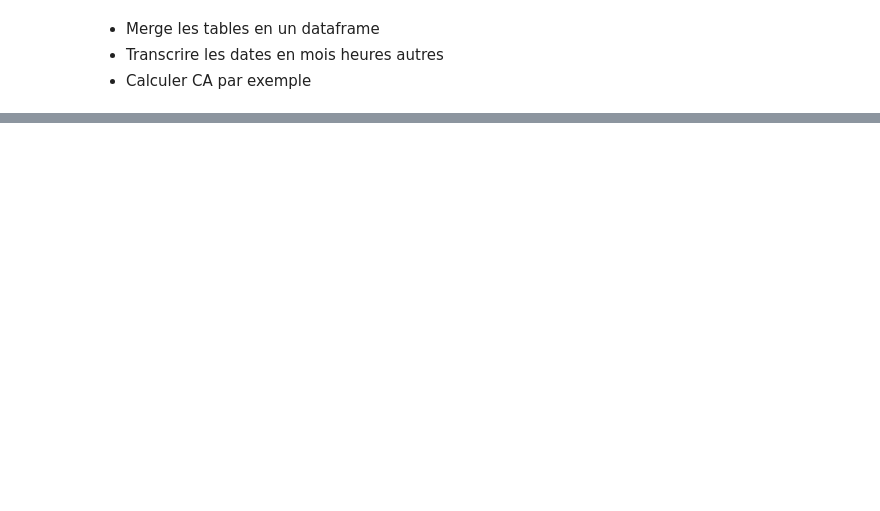
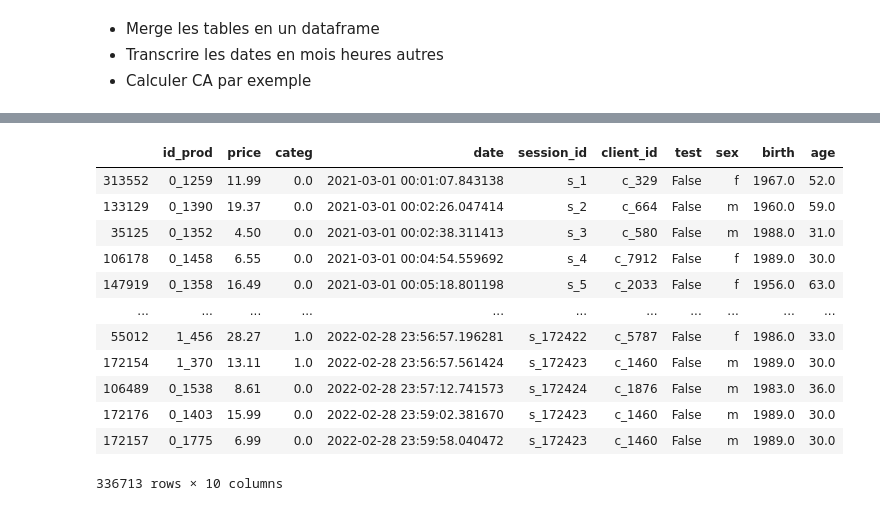
Before and after one commit to Sh4mSh4m/OCR_DA_proj4, a Jupyter notebook: Projet 4 - Analysez les ventes de votre entreprise.ipynb, the cells around one changed output, grey strips where cells are left out. Saved outputs shown, nothing was run; the diff lists cells and outputs as text; code cells hidden in the pictures; blank space fills up the shorter version.

```diff
--- a/Projet 4 - Analysez les ventes de votre entreprise.ipynb
+++ b/Projet 4 - Analysez les ventes de votre entreprise.ipynb
@@ -434,0 +417,2 @@ transactions.head()
+# %%
+data = pd.merge(products, transactions, on='id_prod', how='outer')
@@ -434,0 +552,16 @@ transactions.head()
+# %%
+book.sort_values('date')
+# %% [output]
+|  | id_prod | price | categ | date | session_id | client_id | test | sex | birth | age |
+| 313552 | 0_1259 | 11.99 | 0.0 | 2021-03-01 00:01:07.843138 | s_1 | c_329 | False | f | 1967.0 | 52.0 |
+| 133129 | 0_1390 | 19.37 | 0.0 | 2021-03-01 00:02:26.047414 | s_2 | c_664 | False | m | 1960.0 | 59.0 |
+| 35125 | 0_1352 | 4.50 | 0.0 | 2021-03-01 00:02:38.311413 | s_3 | c_580 | False | m | 1988.0 | 31.0 |
+| 106178 | 0_1458 | 6.55 | 0.0 | 2021-03-01 00:04:54.559692 | s_4 | c_7912 | False | f | 1989.0 | 30.0 |
+| 147919 | 0_1358 | 16.49 | 0.0 | 2021-03-01 00:05:18.801198 | s_5 | c_2033 | False | f | 1956.0 | 63.0 |
+| ... | ... | ... | ... | ... | ... | ... | ... | ... | ... | ... |
+| 55012 | 1_456 | 28.27 | 1.0 | 2022-02-28 23:56:57.196281 | s_172422 | c_5787 | False | f | 1986.0 | 33.0 |
+| 172154 | 1_370 | 13.11 | 1.0 | 2022-02-28 23:56:57.561424 | s_172423 | c_1460 | False | m | 1989.0 | 30.0 |
+| 106489 | 0_1538 | 8.61 | 0.0 | 2022-02-28 23:57:12.741573 | s_172424 | c_1876 | False | m | 1983.0 | 36.0 |
+| 172176 | 0_1403 | 15.99 | 0.0 | 2022-02-28 23:59:02.381670 | s_172423 | c_1460 | False | m | 1989.0 | 30.0 |
+| 172157 | 0_1775 | 6.99 | 0.0 | 2022-02-28 23:59:58.040472 | s_172423 | c_1460 | False | m | 1989.0 | 30.0 |
+336713 rows × 10 columns
```
Also changed, not shown: parts of 26 cells of this notebook.
